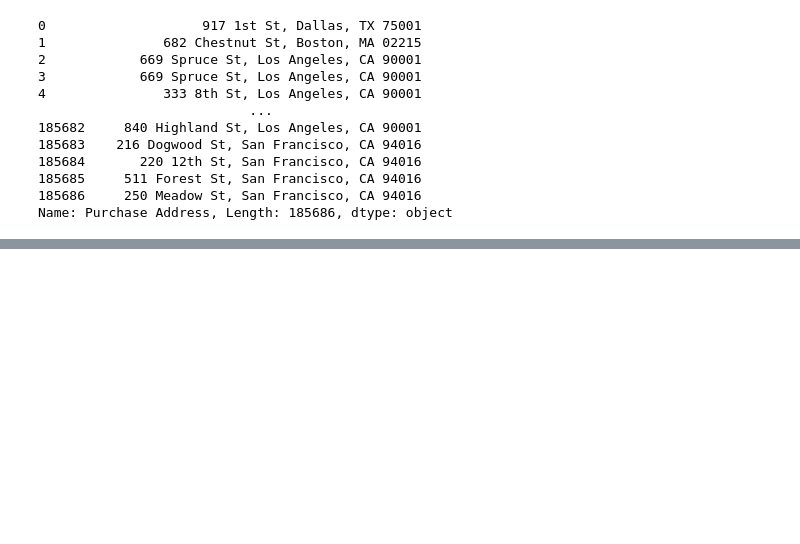
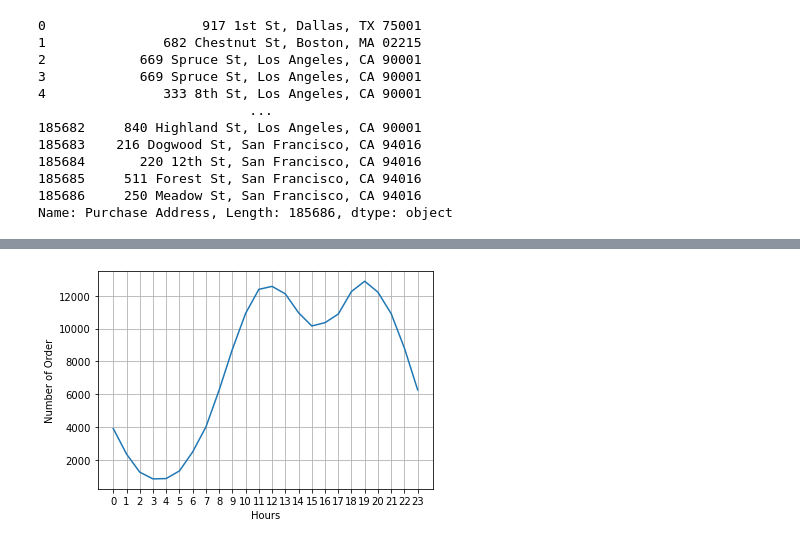
Before and after one commit to cewik/Data_Science_Projects, a Jupyter notebook: SalesAnalysis/Sales_Analysis.ipynb, the cells around one changed output, grey strips where cells are left out. Cells and saved outputs as stored; diff of their text form; code cells hidden in the pictures; blank space fills up the shorter version.

```diff
--- a/SalesAnalysis/Sales_Analysis.ipynb
+++ b/SalesAnalysis/Sales_Analysis.ipynb
@@ -453,0 +427,2 @@ df["City of Sales"].value_counts().plot()
+# %%
+df["Hour"] = df["Order Date"].apply(lambda x: x.hour)
@@ -453,0 +433,3 @@ df["City of Sales"].value_counts().plot()
+# %%
+hours = df["Hour"].value_counts().sort_index()
+hours
@@ -453,0 +454,11 @@ df["City of Sales"].value_counts().plot()
+# %%
+plt.plot(hours.index, hours)
+plt.xticks(hours.index)
+plt.grid()
+plt.ylabel("Number of Order")
+plt.xlabel("Hours")
+plt.show()
+
+# 10 11 ve 18 19 arası reklam verilebilir.
+# %% [output]
+[figure, added]
```
Also changed, not shown: parts of 39 cells of this notebook.
